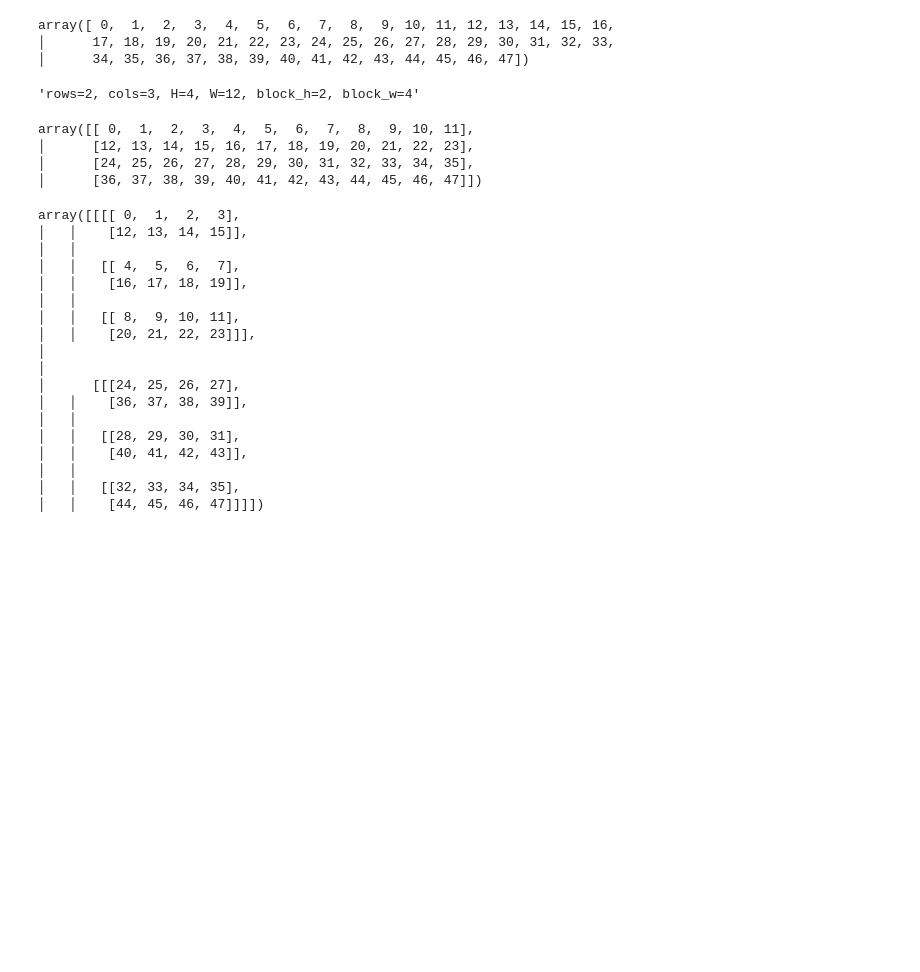
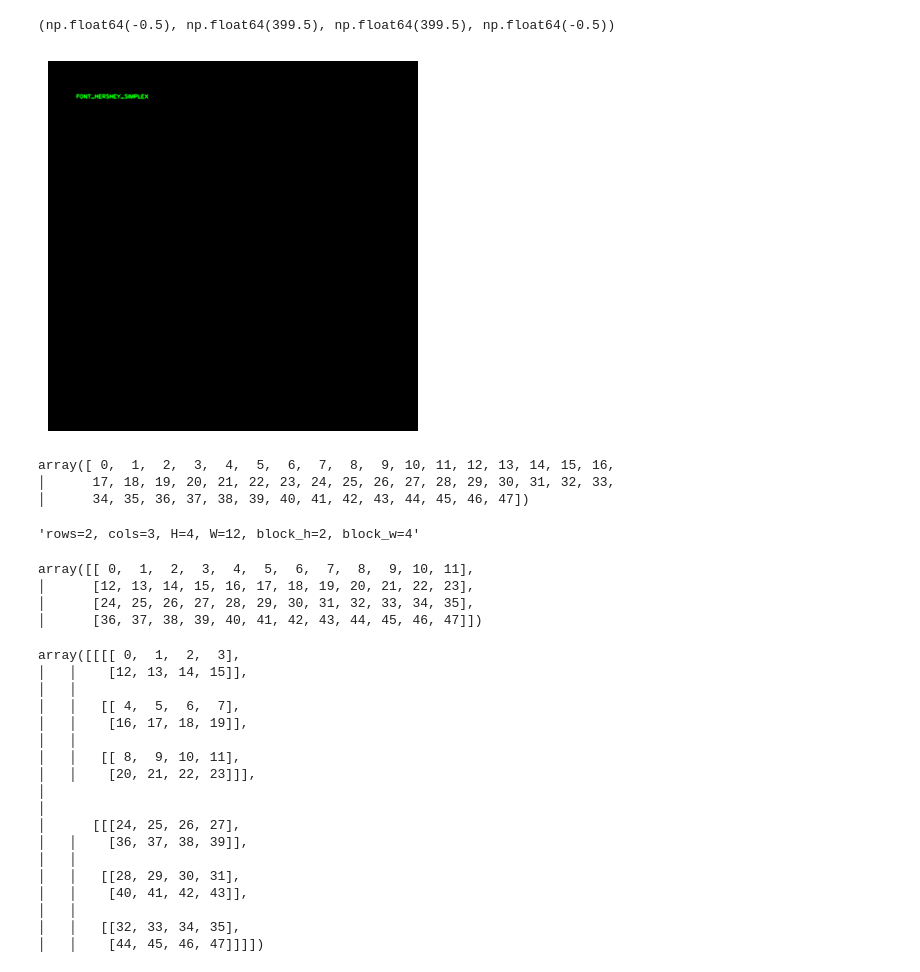
Before and after one commit to hahv/paper2_main, a Jupyter notebook: temp.ipynb, the cells around one changed output. Cells and saved outputs as stored; diff of their text form; code cells hidden in the pictures; blank space fills up the shorter version.

```diff
--- a/temp.ipynb
+++ b/temp.ipynb
@@ -1,3 +219,25 @@
+# %%
+import cv2
+from halib import *
+
+# create a np image size 400x400 with 3 channels
+img = np.zeros((400, 400, 3), dtype=np.uint8)
+img = cv2.putText(
+    img,
+    "FONT_HERSHEY_SIMPLEX",
+    (30, 40),
+    cv2.FONT_HERSHEY_PLAIN,
+    0.4,
+    (0, 255, 0),
+    1,
+    lineType=cv2.LINE_AA,
+)
+
+plt.imshow(img)
+plt.axis("off")
+# %% [output]
+(np.float64(-0.5), np.float64(399.5), np.float64(399.5), np.float64(-0.5))
+[figure, added]
 # %%
 from halib import *
 from src.config import Config
```
Also changed, not shown: parts of 2 cells of this notebook, 6 other files.
